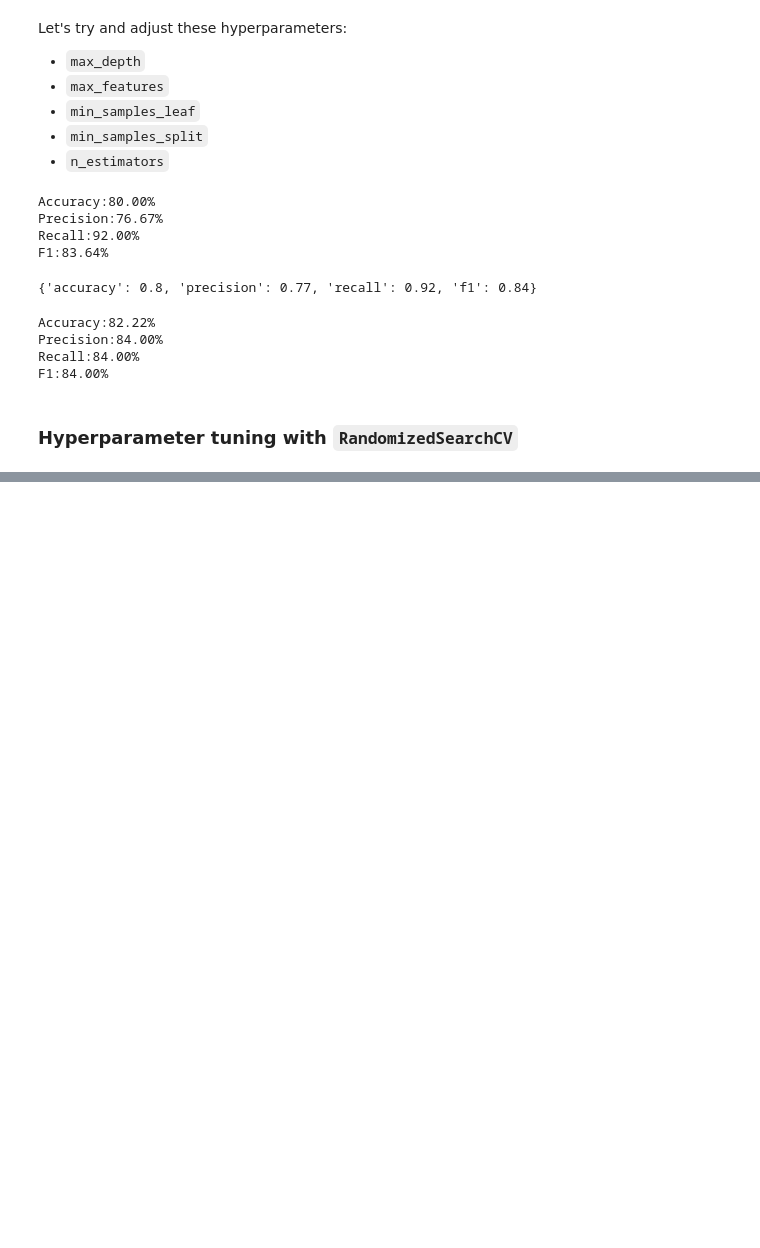
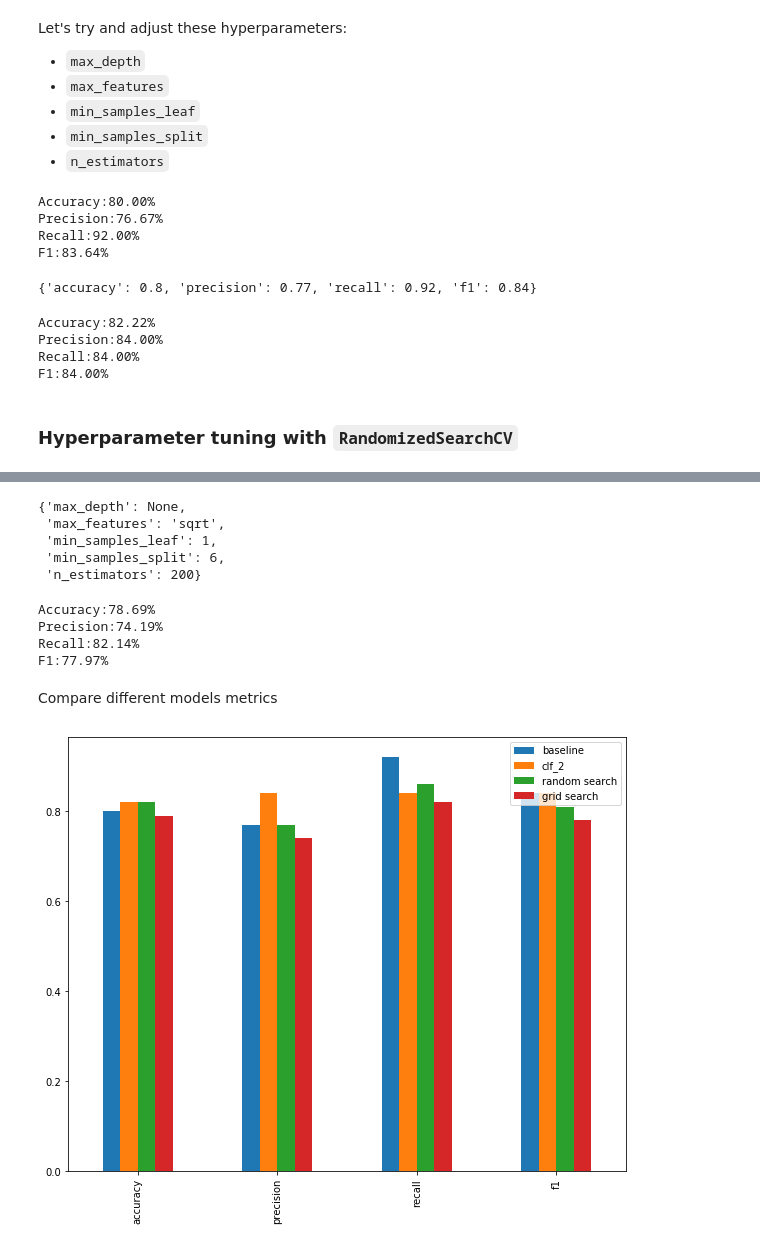
Before and after one commit to siamislam1603/Machine-Learning, a Jupyter notebook: Scikit-learn Creating Machine Learning Models/Introduction-to-scikit-learn.ipynb, the cells around one changed output, grey strips where cells are left out. Saved outputs shown, nothing was run; the diff lists cells and outputs as text; code cells hidden in the pictures; blank space fills up the shorter version.

Commit message:
Improving a Classification model using GridSearchCV

```diff
--- a/Scikit-learn Creating Machine Learning Models/Introduction-to-scikit-learn.ipynb
+++ b/Scikit-learn Creating Machine Learning Models/Introduction-to-scikit-learn.ipynb
@@ -472,7 +473,7 @@ clf=RandomForestClassifier(n_jobs=1)
 rs_clf=RandomizedSearchCV(estimator=clf,
                          param_distributions=grid,
                          cv=5,
-                         n_iter=50, # number of models to try
+                         n_iter=10, # number of models to try * cv=total no of models
                          verbose=2)
 
 # Fit the RandomizedSearchCV version of Clf
@@ -523,0 +535,27 @@ F1:81.97%
+# %%
+grid_2={'n_estimators': [100, 200, 500],
+ 'max_depth': [None],
+ 'max_features': ['auto', 'sqrt'],
+ 'min_samples_split': [6],
+ 'min_samples_leaf': [1, 2]}
+# %%
+from sklearn.model_selection import GridSearchCV
+np.random.seed(42)
+
+# Split into X & y
+X=heart_disease_shuffled.drop('target',axis=1)
+y=heart_disease_shuffled['target']
+
+# Split into train & test data
+X_train,X_test,y_train,y_test=train_test_split(X,y,test_size=0.2)
+
+clf=RandomForestClassifier(n_jobs=1)
+
+# Setup RandomizedSearchCV
+gs_clf=GridSearchCV(estimator=clf,
+                         param_grid=grid_2,
+                         cv=5,
+                         verbose=2)
+
+# Fit the RandomizedSearchCV version of Clf
+gs_clf.fit(X_train,y_train);
@@ -523,0 +589,28 @@ F1:81.97%
+# %%
+gs_clf.best_params_
+# %% [output]
+{'max_depth': None,
+ 'max_features': 'sqrt',
+ 'min_samples_leaf': 1,
+ 'min_samples_split': 6,
+ 'n_estimators': 200}
+# %%
+gs_y_preds=gs_clf.predict(X_test)
+
+# evaluate the predictions
+gs_metrics=evaluate_preds(y_test,gs_y_preds)
+# %% [output]
+Accuracy:78.69%
+Precision:74.19%
+Recall:82.14%
+F1:77.97%
+# %% [markdown]
+Compare different models metrics
+# %%
+compare_metrics=pd.DataFrame({'baseline':baseline_metrics,
+                             'clf_2':clf_2_metrics,
+                             'random search':rs_metrics,
+                             'grid search':gs_metrics})
+compare_metrics.plot.bar(figsize=(10,8));
+# %% [output]
+[figure, added]
```
Also changed, not shown: parts of 28 cells of this notebook.
